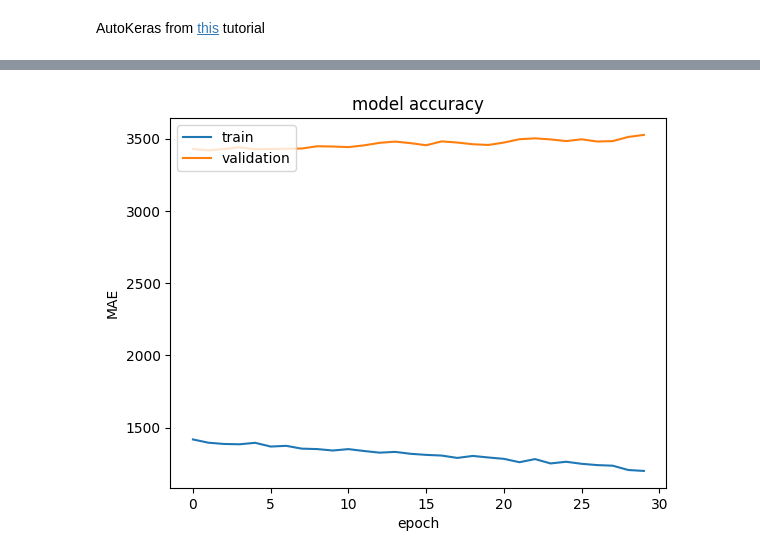
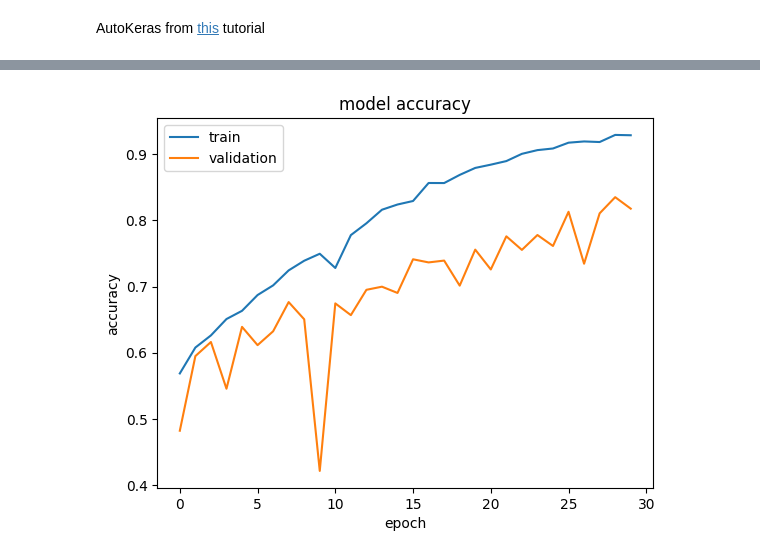
Before and after one commit to Alyks1/Bachelor, a Jupyter notebook: main.ipynb, the cells around one changed output, grey strips where cells are left out. Saved outputs shown, nothing was run; the diff lists cells and outputs as text; code cells hidden in the pictures.

```diff
--- a/main.ipynb
+++ b/main.ipynb
@@ -204,0 +222,2 @@ KeyboardInterrupt:
+# %%
+histEfficientNetConnected = modelEfficientNetConnected.fit(train_set, epochs=EPOCHS, validation_data=test_set)
@@ -242,5 +279,7 @@ utils.plot_accuracy(histEfficientNet, "accuracy", "EfficientNetB3")
+# %%
+plot(histEfficientNetConnected, "accuracy", "EfficientNetB3Connected")
+# %% [output]
+[figure, added]
 # %%
-utils.plot_accuracy(histModel, "mean_absolute_error", "Model1")
+plot(histModel, "mean_absolute_error", "Model1")
-# %% [output]
-[figure, removed]
 # %%
```
Also changed, not shown: parts of 14 cells of this notebook, 2 other files.
